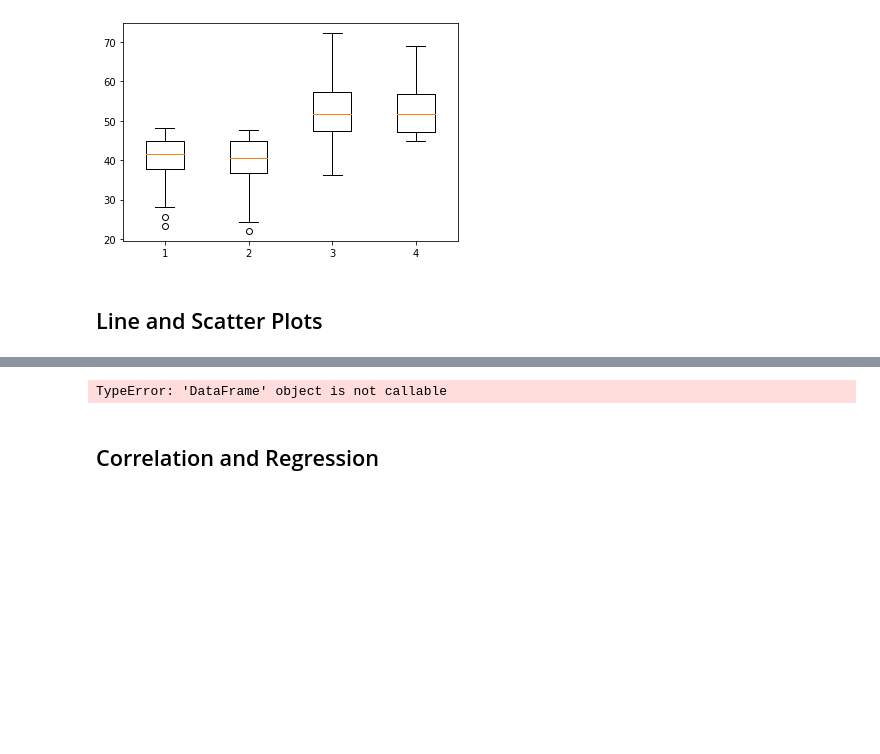
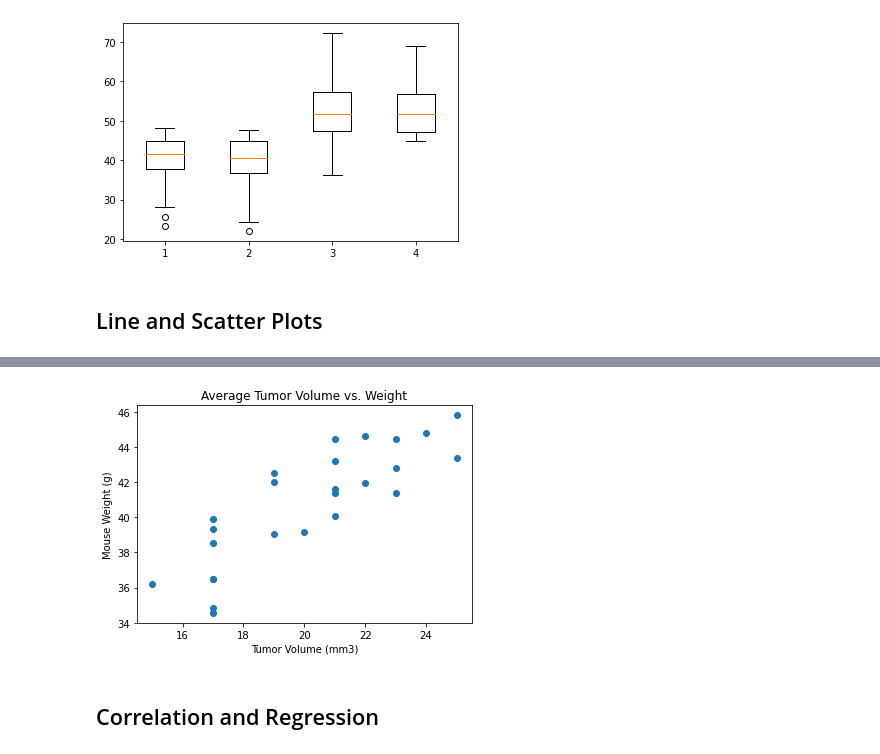
Before and after one commit to ruthhinkle/drug-regimen-efficacy, a Jupyter notebook: pymaceuticals_REH.ipynb, the cells around one changed output, grey strips where cells are left out. Cells and saved outputs as stored; diff of their text form; code cells hidden in the pictures; blank space fills up the shorter version.

```diff
--- a/pymaceuticals_REH.ipynb
+++ b/pymaceuticals_REH.ipynb
@@ -247,15 +274,16 @@ plt.boxplot(tumor_volume)
 # %%
 # Generate a scatter plot of average tumor volume vs. mouse weight for the Capomulin regimen
 # tumor_avg = treatment_df['Capomulin'].mean()
 # print(tumor_avg)
-drug = clean_data_df('Drug Regimen')
-print(drug)
+capomulin_df = clean_data_df[clean_data_df["Drug Regimen"] == "Capomulin"]
+avg_cap_vol = capomulin_df.groupby(['Mouse ID']).mean()
 
-# plt.scatter(clean_data_df['Tumor Volume (mm3)'],clean_data_df['Weight (g)'])
-# # plt.xlabel("Tumor Volume")
-# # plt.ylabel("Mouse Weight")
-# plt.show()
+plt.scatter(avg_cap_vol['Weight (g)'],avg_cap_vol['Tumor Volume (mm3)'])
+plt.xlabel("Tumor Volume (mm3)")
+plt.ylabel("Mouse Weight (g)")
+plt.title('Average Tumor Volume vs. Weight')
+plt.show()
 # %% [output]
-TypeError: 'DataFrame' object is not callable
+[figure, added]
 # %% [markdown]
 ## Correlation and Regression
```
Also changed, not shown: parts of 7 cells of this notebook.
